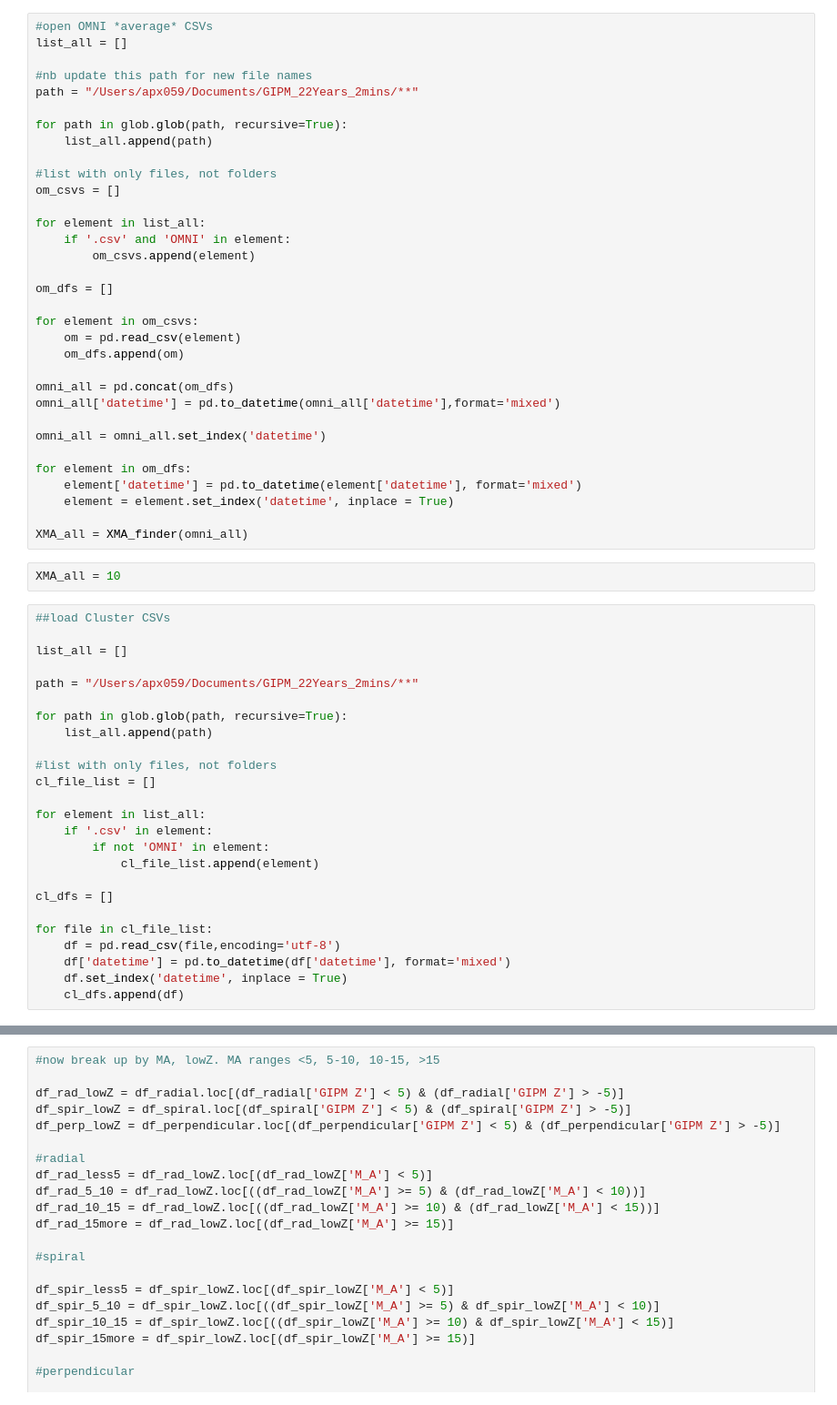
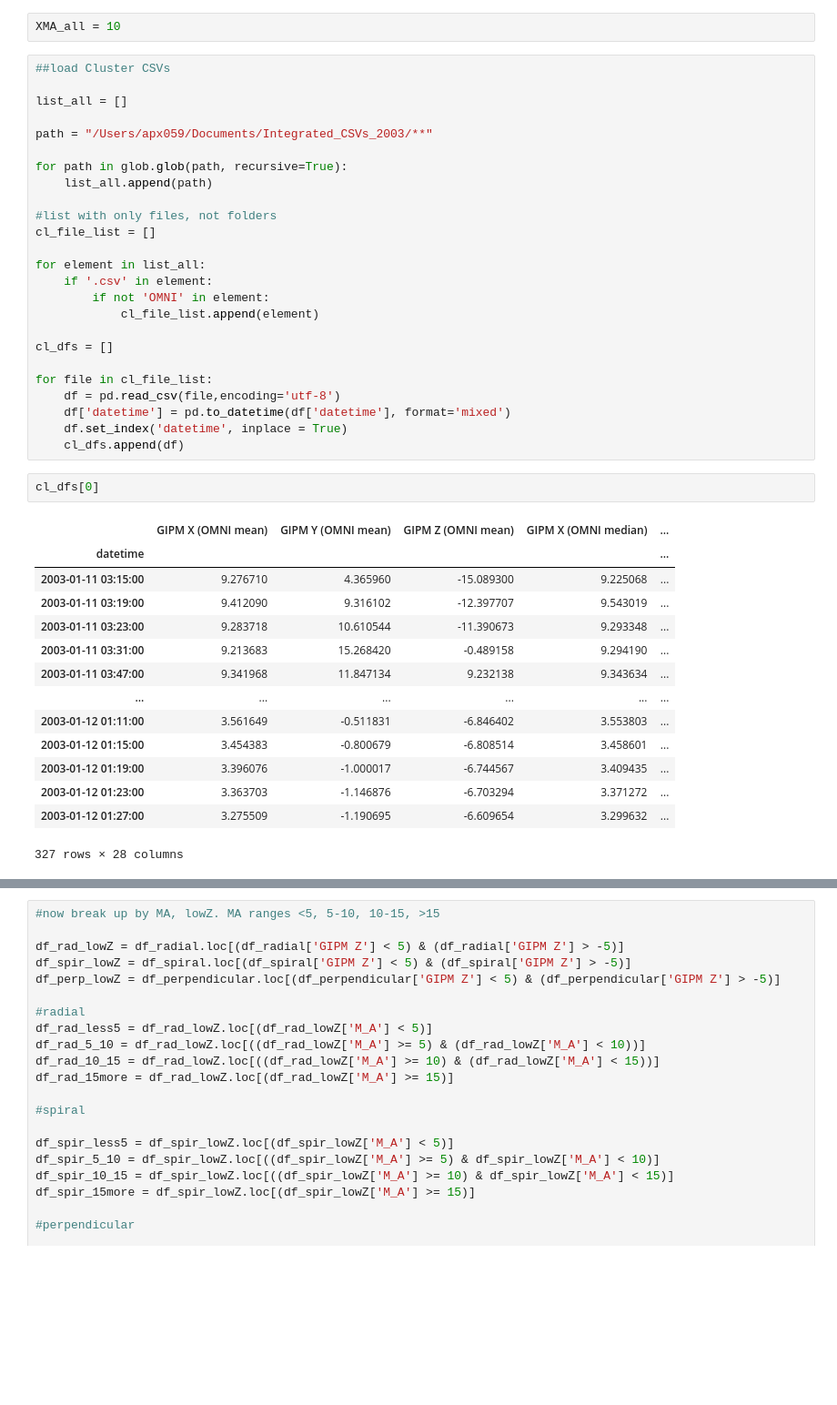
Before and after one commit to solarwindstream/gipm-mapping, a Jupyter notebook: Fine_Binning_Magnetic_Compression.ipynb, the cells around one changed output, grey strips where cells are left out. Shown at 91% size. Cells and saved outputs as stored; diff of their text form; blank space fills up the shorter version.

```diff
--- a/Fine_Binning_Magnetic_Compression.ipynb
+++ b/Fine_Binning_Magnetic_Compression.ipynb
@@ -22,39 +22,6 @@ import matplotlib.colors as colors
 import matplotlib
 from merka05_surface_eq_array_GIPM import merka05_surface_eq_array_GIPM
 from matplotlib.ticker import (MultipleLocator, AutoMinorLocator)
-# %%
-#open OMNI *average* CSVs
-list_all = []
-
-#nb update this path for new file names
-path = "/Users/apx059/Documents/GIPM_22Years_2mins/**"
-
-for path in glob.glob(path, recursive=True):
-    list_all.append(path)
-
-#list with only files, not folders
-om_csvs = []
-
-for element in list_all:
-    if '.csv' and 'OMNI' in element:
-        om_csvs.append(element)
-
-om_dfs = []
-
-for element in om_csvs:
-    om = pd.read_csv(element)
-    om_dfs.append(om)
-
-omni_all = pd.concat(om_dfs)
-omni_all['datetime'] = pd.to_datetime(omni_all['datetime'],format='mixed')
-
-omni_all = omni_all.set_index('datetime')
-
-for element in om_dfs:
-    element['datetime'] = pd.to_datetime(element['datetime'], format='mixed')
-    element = element.set_index('datetime', inplace = True)
-
-XMA_all = XMA_finder(omni_all)
 # %%
 XMA_all = 10
 # %%
@@ -62,7 +29,7 @@ XMA_all = 10
 
 list_all = []
 
-path = "/Users/apx059/Documents/GIPM_22Years_2mins/**"
+path = "/Users/apx059/Documents/Integrated_CSVs_2003/**"
 
 for path in glob.glob(path, recursive=True):
     list_all.append(path)
@@ -82,6 +49,23 @@ for file in cl_file_list:
     df['datetime'] = pd.to_datetime(df['datetime'], format='mixed')
     df.set_index('datetime', inplace = True)
     cl_dfs.append(df)
+# %%
+cl_dfs[0]
+# %% [output]
+|  | GIPM X (OMNI mean) | GIPM Y (OMNI mean) | GIPM Z (OMNI mean) | GIPM X (OMNI median) | ... |
+| datetime |  |  |  |  | ... |
+| 2003-01-11 03:15:00 | 9.276710 | 4.365960 | -15.089300 | 9.225068 | ... |
+| 2003-01-11 03:19:00 | 9.412090 | 9.316102 | -12.397707 | 9.543019 | ... |
+| 2003-01-11 03:23:00 | 9.283718 | 10.610544 | -11.390673 | 9.293348 | ... |
+| 2003-01-11 03:31:00 | 9.213683 | 15.268420 | -0.489158 | 9.294190 | ... |
+| 2003-01-11 03:47:00 | 9.341968 | 11.847134 | 9.232138 | 9.343634 | ... |
+| ... | ... | ... | ... | ... | ... |
+| 2003-01-12 01:11:00 | 3.561649 | -0.511831 | -6.846402 | 3.553803 | ... |
+| 2003-01-12 01:15:00 | 3.454383 | -0.800679 | -6.808514 | 3.458601 | ... |
+| 2003-01-12 01:19:00 | 3.396076 | -1.000017 | -6.744567 | 3.409435 | ... |
+| 2003-01-12 01:23:00 | 3.363703 | -1.146876 | -6.703294 | 3.371272 | ... |
+| 2003-01-12 01:27:00 | 3.275509 | -1.190695 | -6.609654 | 3.299632 | ... |
+327 rows × 28 columns
 # %%
 #make new dataframes split by 1. cone angle and 2. MA
 cl_all = pd.concat(cl_dfs)
```
Also changed, not shown: parts of 9 cells of this notebook.
